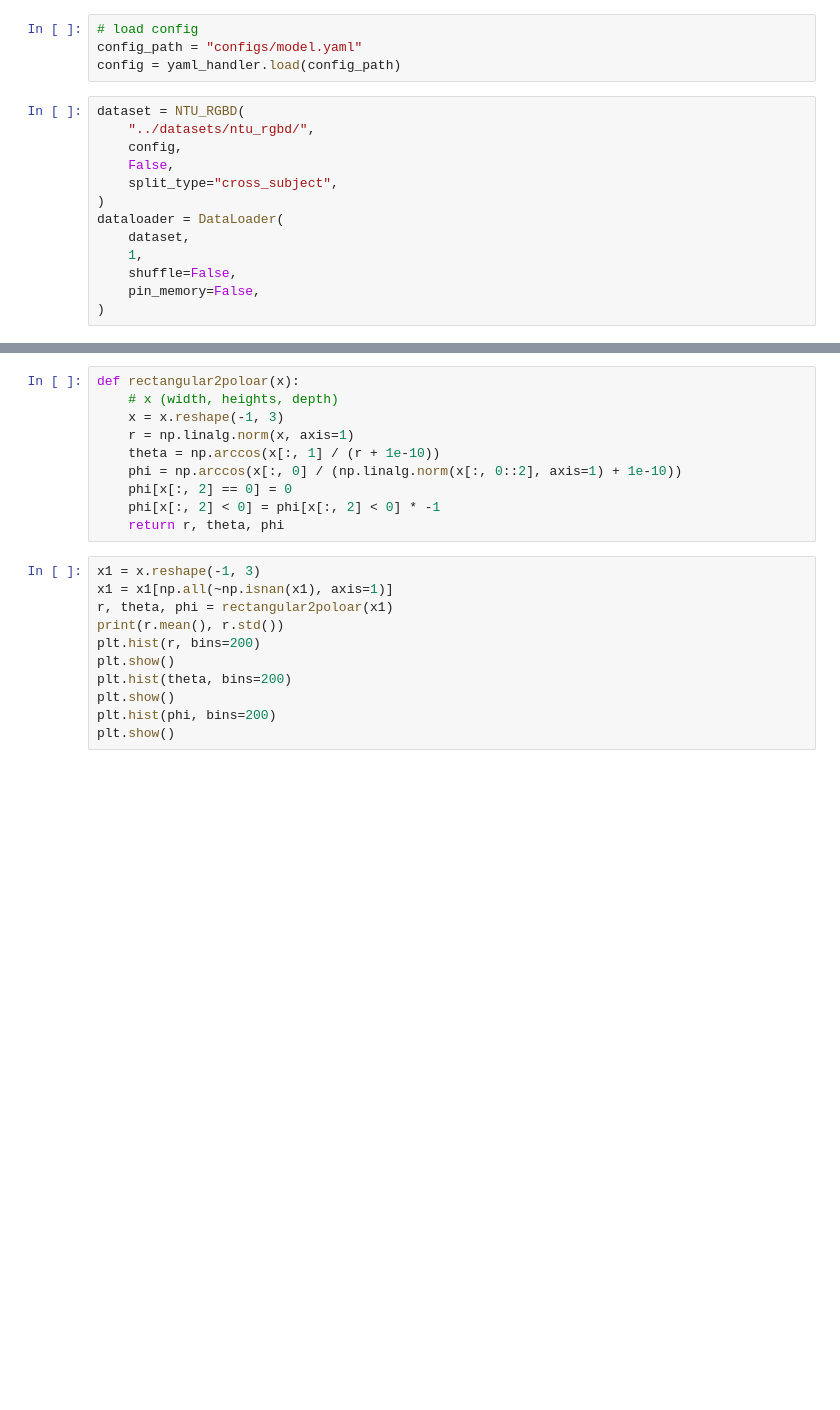
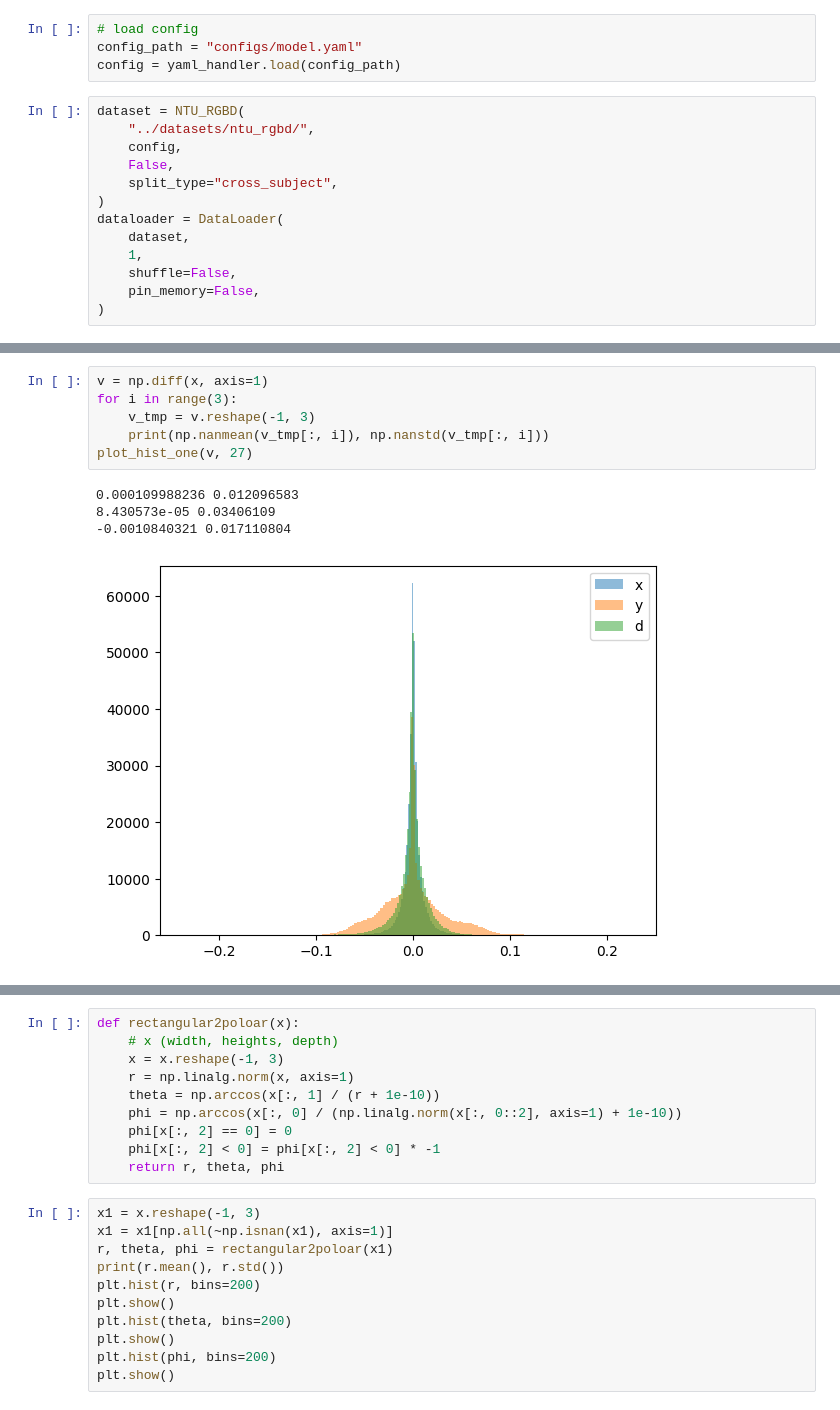
Before and after one commit to kojikojiprg/cfm_for_activity_recognition, a Jupyter notebook: notebooks/dataset.ipynb, the cells around one changed output, grey strips where cells are left out. Cells and saved outputs as stored; diff of their text form; blank space fills up the shorter version.

```diff
--- a/notebooks/dataset.ipynb
+++ b/notebooks/dataset.ipynb
@@ -67,0 +91,11 @@ def plot_hist(x, th_abs=None):
+# %%
+v = np.diff(x, axis=1)
+for i in range(3):
+    v_tmp = v.reshape(-1, 3)
+    print(np.nanmean(v_tmp[:, i]), np.nanstd(v_tmp[:, i]))
+plot_hist_one(v, 27)
+# %% [output]
+0.000109988236 0.012096583
+8.430573e-05 0.03406109
+-0.0010840321 0.017110804
+[figure, added]
```
Also changed, not shown: parts of 13 cells of this notebook, 1 other file.
